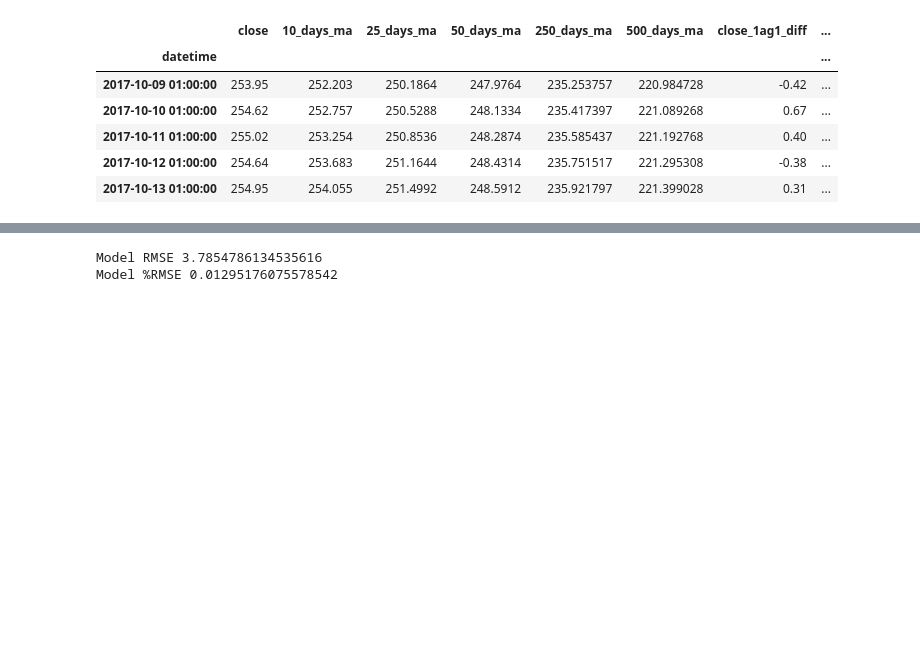
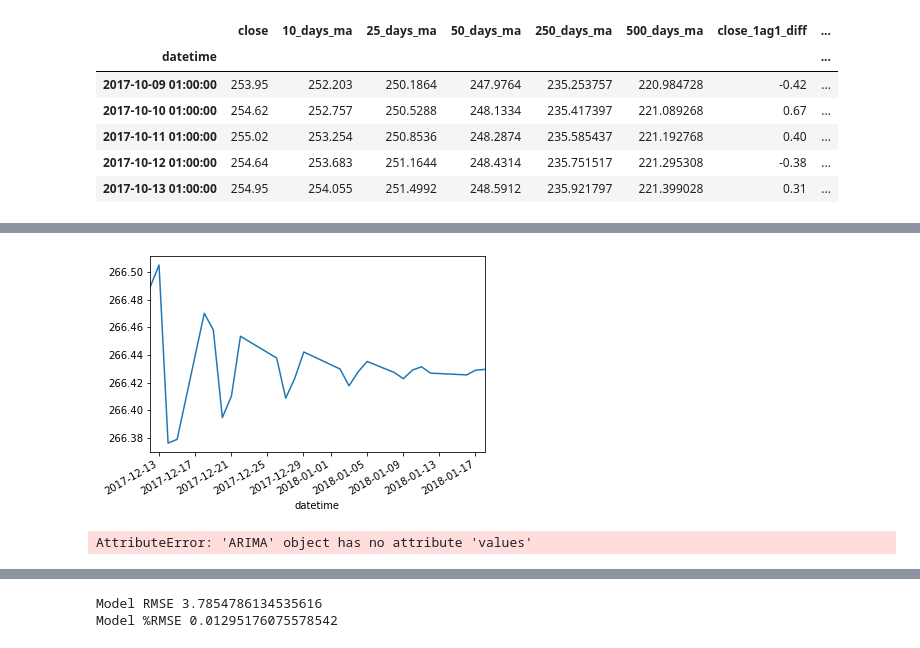
Before and after one commit to yunghanjeong/fitsnbits, a Jupyter notebook: notebooks/spy_stocks_eda.ipynb, the cells around one changed output, grey strips where cells are left out. Drawn from its saved outputs; the diff is of its cells as text; code cells hidden in the pictures; blank space fills up the shorter version.

Commit message:
made auto ARIMA order picker

```diff
--- a/notebooks/spy_stocks_eda.ipynb
+++ b/notebooks/spy_stocks_eda.ipynb
@@ -327,13 +356,17 @@ Name: close, Length: 805, dtype: float64
+# %%
+true_df = close_df[:70]
+# %%
+true_index = true_df[-prediction_length:].index
 # %%
 prediction_length = 25
-model_data = close_df.close[:-prediction_length]
+model_data = true_df.close[:-prediction_length]
 # %%
 model = ARIMA(model_data, order=(2,1,2)) #fit and predictarima_model = model.fit()
 arima_model = model.fit()
 model_prediction = arima_model.forecast(steps=prediction_length)
 # %%
 model_prediction_idx = [(model_data.index[-1] + timedelta(days=i)) for i in range (1, len(model_prediction)+1)]
-model_prediction.index = model_prediction_idx
+model_prediction.index = true_index
 # %%
-model_prediction
+model_prediction.plot()
 # %% [output]
@@ -356,0 +374,5 @@ dtype: float64
+[figure, added]
+# %%
+model.
+# %% [output]
+AttributeError: 'ARIMA' object has no attribute 'values'
```
Also changed, not shown: parts of 24 cells of this notebook.
